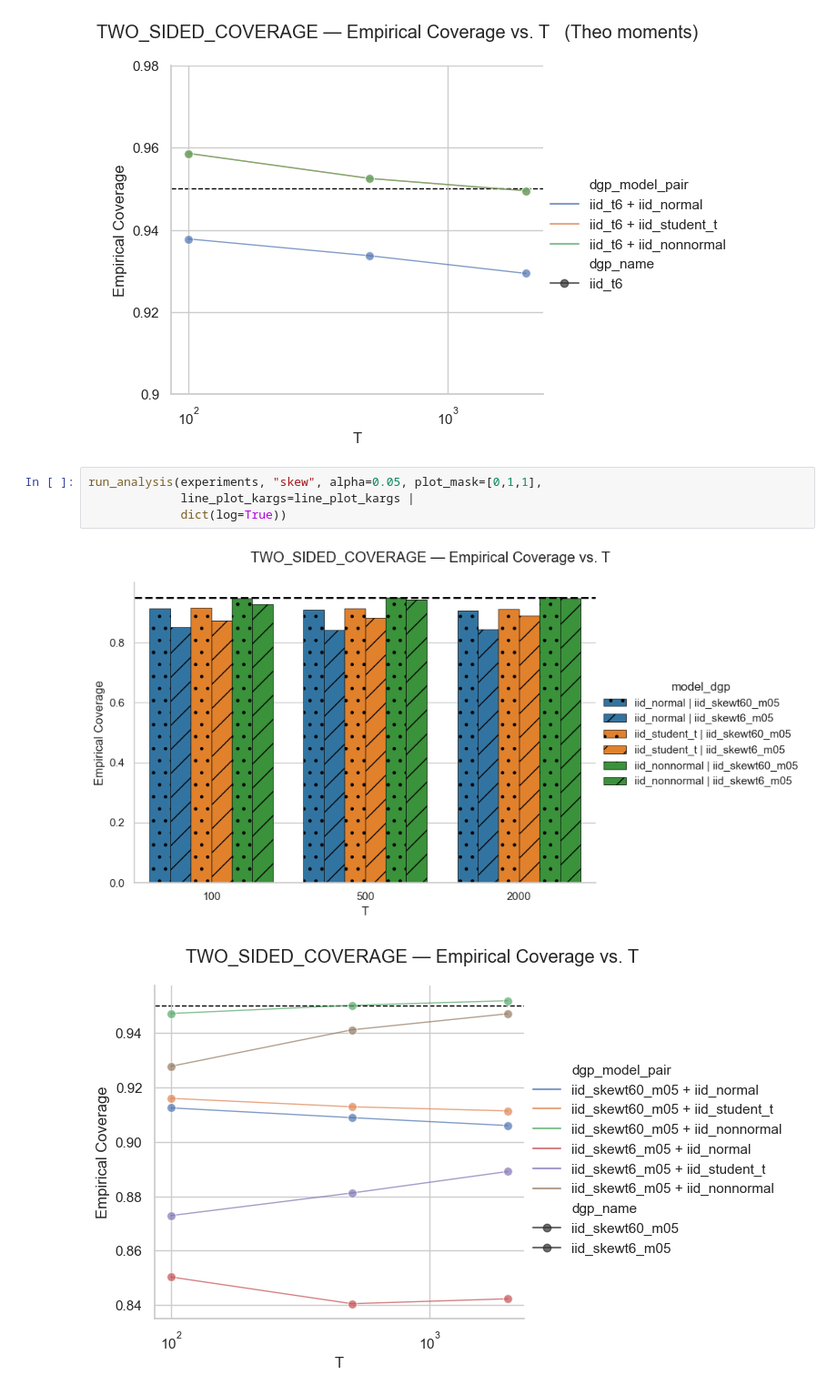
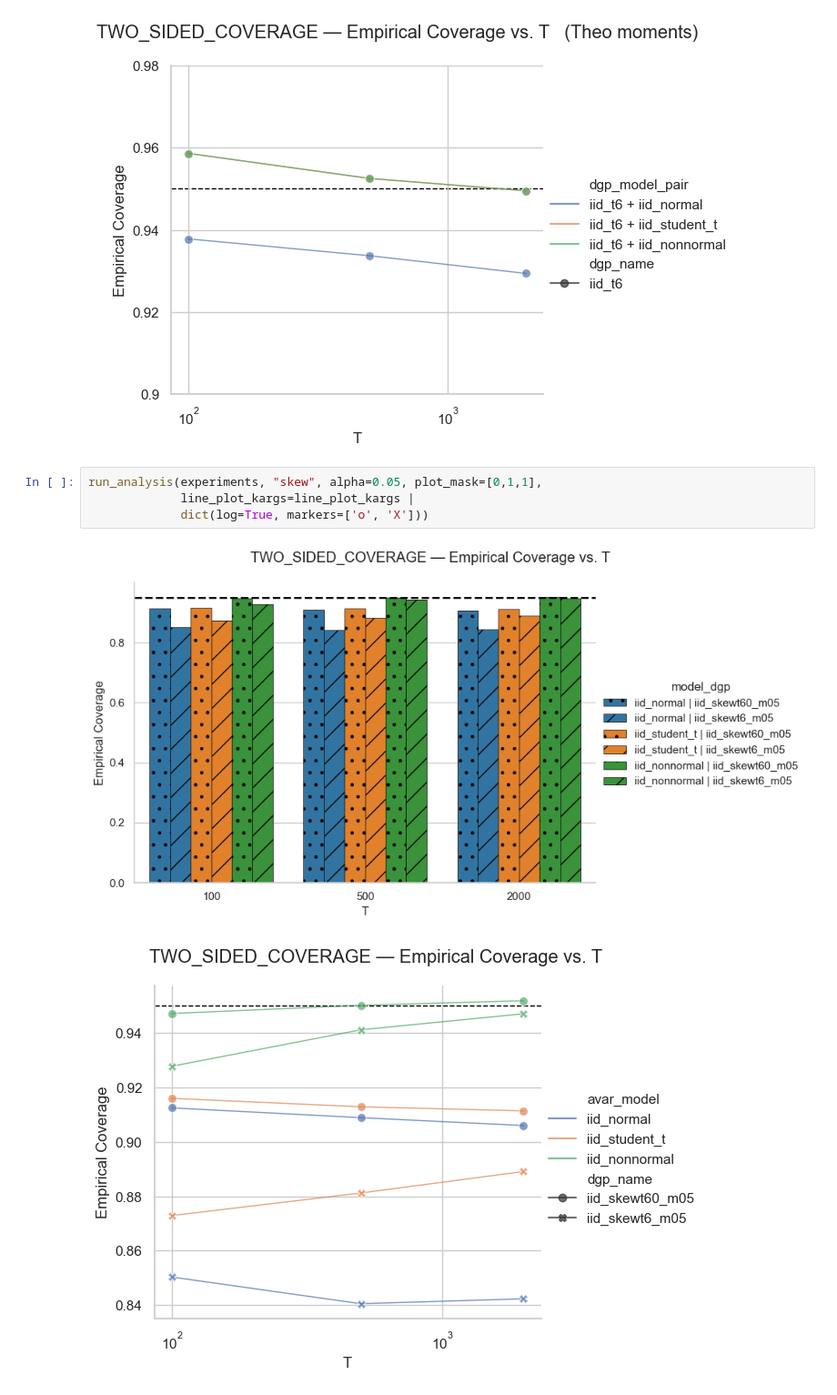
Before and after one commit to Fabro2701/sharpe_ratio_TFM, a Jupyter notebook: notebooks/presentation/coverage.ipynb, the cells around one changed output. Shown at 91% size. Cells and saved outputs as stored; diff of their text form.

```diff
--- a/notebooks/presentation/coverage.ipynb
+++ b/notebooks/presentation/coverage.ipynb
@@ -146,8 +155,8 @@ run_analysis(experiments, "tails_th", alpha=0.05, plot_mask=[0,1,1],
 # %%
 run_analysis(experiments, "skew", alpha=0.05, plot_mask=[0,1,1],
              line_plot_kargs=line_plot_kargs |
-             dict(log=True))
+             dict(log=True, markers=['o', 'X']))
 # %% [output]
 [figure]
-[figure, old version]
+[figure, new version]
 # %%
```
Also changed, not shown: parts of 9 cells of this notebook.
